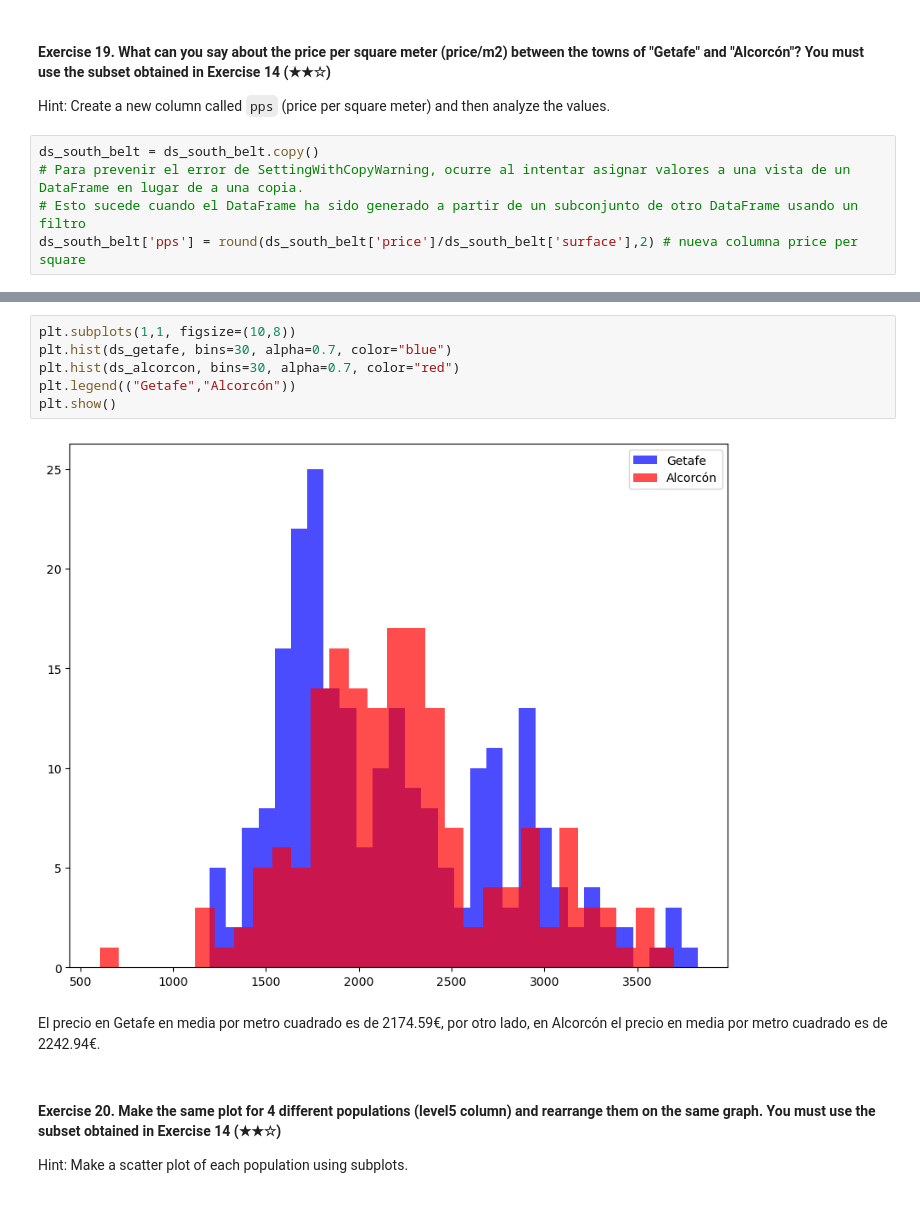
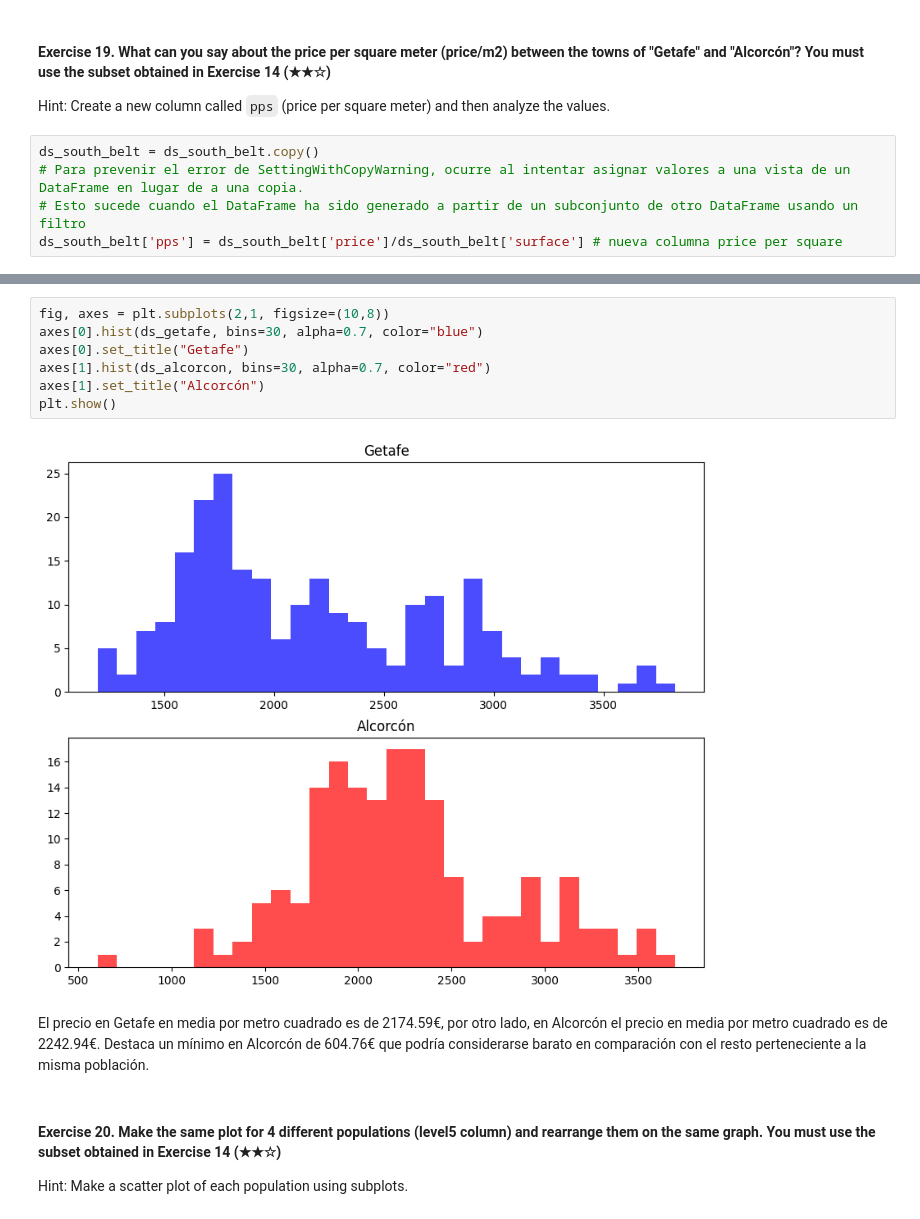
Before and after one commit to 4GeeksAcademy/realestate-datacleanup-exercise-course, a Jupyter notebook: project.ipynb, the cells around one changed output, grey strips where cells are left out. Saved outputs shown, nothing was run; the diff lists cells and outputs as text.

```diff
--- a/project.ipynb
+++ b/project.ipynb
@@ -464,7 +469,7 @@ Hint: Create a new column called `pps` (price per square meter) and then analyze
 ds_south_belt = ds_south_belt.copy()
 # Para prevenir el error de SettingWithCopyWarning, ocurre al intentar asignar valores a una vista de un DataFrame en lugar de a una copia.
 # Esto sucede cuando el DataFrame ha sido generado a partir de un subconjunto de otro DataFrame usando un filtro
-ds_south_belt['pps'] = round(ds_south_belt['price']/ds_south_belt['surface'],2) # nueva columna price per square
+ds_south_belt['pps'] = ds_south_belt['price']/ds_south_belt['surface'] # nueva columna price per square
 # %%
 #Getafe
 ds_getafe = ds_south_belt.loc[ds_south_belt['level5'] == "Getafe", 'pps']
@@ -494,14 +499,15 @@ max      3698.160000
 Name: pps, dtype: float64
 # %%
-plt.subplots(1,1, figsize=(10,8))
-plt.hist(ds_getafe, bins=30, alpha=0.7, color="blue")
-plt.hist(ds_alcorcon, bins=30, alpha=0.7, color="red")
-plt.legend(("Getafe","Alcorcón"))
+fig, axes = plt.subplots(2,1, figsize=(10,8))
+axes[0].hist(ds_getafe, bins=30, alpha=0.7, color="blue")
+axes[0].set_title("Getafe")
+axes[1].hist(ds_alcorcon, bins=30, alpha=0.7, color="red")
+axes[1].set_title("Alcorcón")
 plt.show()
 # %% [output]
-[figure, old version]
+[figure, new version]
 # %% [markdown]
-El precio en Getafe en media por metro cuadrado es de 2174.59€, por otro lado, en Alcorcón el precio en media por metro cuadrado es de 2242.94€.
+El precio en Getafe en media por metro cuadrado es de 2174.59€, por otro lado, en Alcorcón el precio en media por metro cuadrado es de 2242.94€. Destaca un mínimo en Alcorcón de  604.76€ que podría considerarse barato en comparación con el resto perteneciente a la misma población.
 # %% [markdown]
 #### Exercise 20. Make the same plot for 4 different populations (level5 column) and rearrange them on the same graph. You must use the subset obtained in Exercise 14 (★★☆)
 
```
Also changed, not shown: parts of 6 cells of this notebook.
